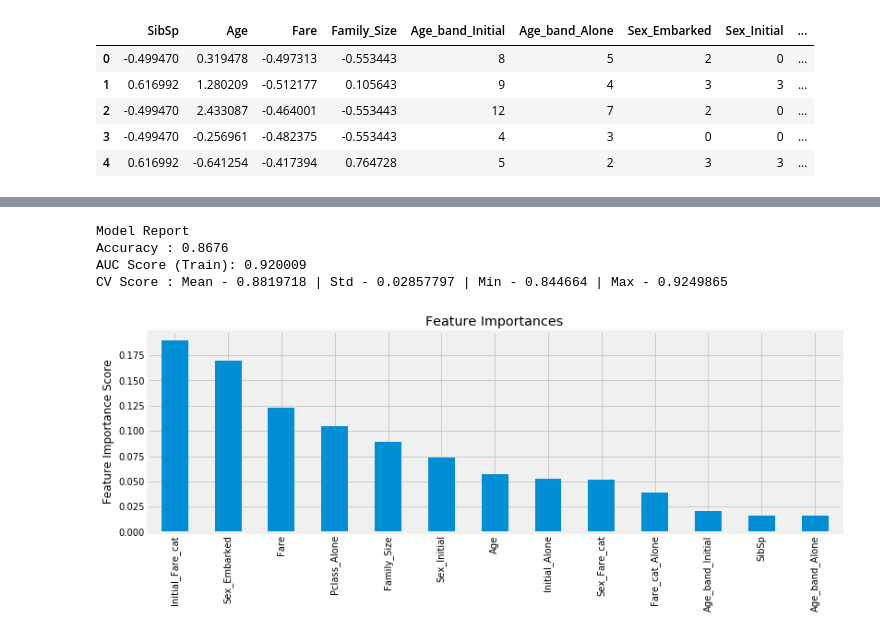
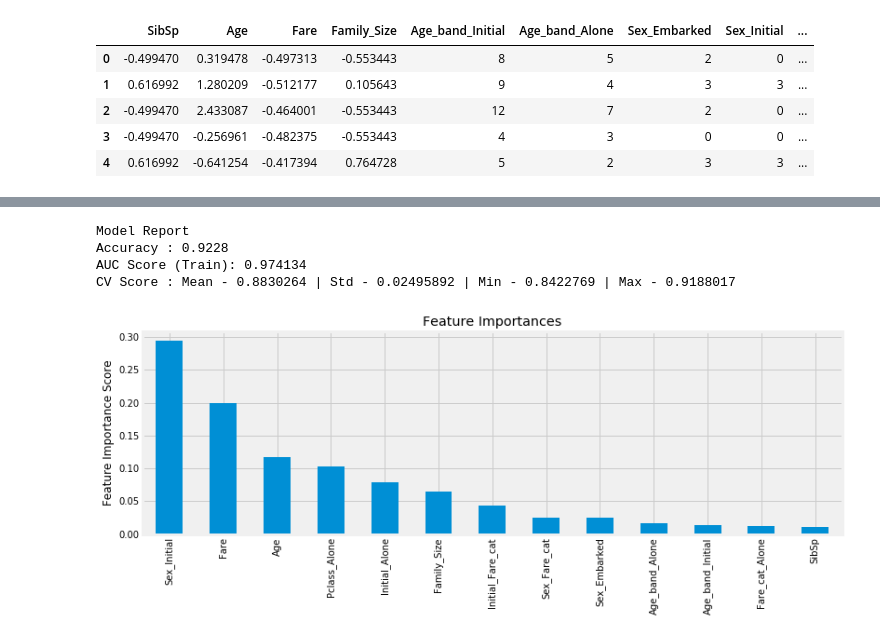
Before and after one commit to xuelicao/kaggleCompetition1, a Jupyter notebook: Titanic/prog/titanic_featureEngineering.ipynb, the cells around one changed output, grey strips where cells are left out. Drawn from its saved outputs; the diff is of its cells as text; code cells hidden in the pictures.

```diff
--- a/Titanic/prog/titanic_featureEngineering.ipynb
+++ b/Titanic/prog/titanic_featureEngineering.ipynb
@@ -1229,8 +1240,8 @@ gsearch2.cv_results_, gsearch2.best_params_, gsearch2.best_score_
 param_test2b = {
  'min_child_weight':[4,6,8,10,12]
 }
-gsearch2b = GridSearchCV(estimator = XGBClassifier( learning_rate=0.1, n_estimators=51, max_depth=4,
- min_child_weight=3, gamma=0, subsample=0.8, colsample_bytree=0.8,
+gsearch2b = GridSearchCV(estimator = XGBClassifier( learning_rate=0.1, n_estimators=43, max_depth=3,
+ min_child_weight=1, gamma=0, subsample=0.8, colsample_bytree=0.8,
  objective= 'binary:logistic', nthread=4, scale_pos_weight=1,seed=27),
  param_grid = param_test2b, scoring='roc_auc',n_jobs=4,iid=False, cv=5)
 gsearch2b.fit(train[predictors],train[target])
@@ -1538,16 +1549,16 @@ AUC Score (Train): 0.894915
 #model till now
 xgb4 = XGBClassifier(
  learning_rate =0.1,
- n_estimators=51,
- max_depth=4,
- min_child_weight=4,
- gamma=0,
+ n_estimators=43,
+ max_depth=3,
+ min_child_weight=1,
+ gamma=0.2,
  subsample=0.8,
- colsample_bytree=0.85,
+ colsample_bytree=0.8,
  objective= 'binary:logistic',
  nthread=4,
  scale_pos_weight=1,
-     reg_alpha=0.25,
+ reg_alpha=0.25,
  seed=27)
 modelfit(xgb4, train, predictors)
 # %% [output]
@@ -1873,19 +1884,20 @@ def modelfit(alg, dtrain, predictors,useTrainCV=True, cv_folds=5, early_stopping
 
 xgb4 = XGBClassifier(
  learning_rate =0.1,
- n_estimators=51,
- max_depth=4,
- min_child_weight=4,
- gamma=0,
- subsample=0.8,
- colsample_bytree=0.85,
+ n_estimators=200,# increase value works
+ max_depth=3, #lower value will prevent over-fitting
+ min_child_weight=1, # higher value prevents over-fitting
+ gamma=0.2,
+ subsample=0.8, #lower value prevents over-fitting
+ colsample_bytree=0.8,
  objective= 'binary:logistic',
  nthread=4,
  scale_pos_weight=1,
-     reg_alpha=0.25,
+ reg_alpha=0.25,
  seed=27)
 modelfit(xgb4, train, predictors)
 prediction_test_xgb=xgb4.predict(test_df_stand)
-np.savetxt("../data/prediction_xgb.csv", prediction_test_xgb, delimiter = ",")
+# prediction_test_xgb=xgb4.predict(test_X)
+# print('The accuracy of the XBG is',metrics.accuracy_score(prediction_test_xgb,test_Y))
 # %% [output]
     train-auc-mean  train-auc-std  test-auc-mean  test-auc-std
@@ -1910,38 +1928,48 @@ AUC Score (Train): 0.925068
 def modelfit(alg, dtrain, predictors, performCV=True, printFeatureImportance=True, cv_folds=5):
     #Fit the algorithm on the data
     alg.fit(dtrain[predictors], dtrain['Survived'])
 
     #Predict training set:
     dtrain_predictions = alg.predict(dtrain[predictors])
     dtrain_predprob = alg.predict_proba(dtrain[predictors])[:,1]
 
     #Perform cross-validation:
     if performCV:
         cv_score = cross_val_score(alg, dtrain[predictors], dtrain['Survived'], cv=cv_folds, scoring='roc_auc')
 
     #Print model report:
     print ("\nModel Report")
     print ("Accuracy : %.4g" % metrics.accuracy_score(dtrain['Survived'].values, dtrain_predictions))
     print ("AUC Score (Train): %f" % metrics.roc_auc_score(dtrain['Survived'], dtrain_predprob))
 
     if performCV:
         print ("CV Score : Mean - %.7g | Std - %.7g | Min - %.7g | Max - %.7g" % (np.mean(cv_score),np.std(cv_score),np.min(cv_score),np.max(cv_score)))
 
     #Print Feature Importance:
     if printFeatureImportance:
         feat_imp = pd.Series(alg.feature_importances_, predictors).sort_values(ascending=False)
         feat_imp.plot(kind='bar', title='Feature Importances')
         plt.ylabel('Feature Importance Score')
 
-gbm_tuned_1 = GradientBoostingClassifier(learning_rate=0.1, n_estimators=60,max_depth=3,min_samples_split=10, min_samples_leaf=2, subsample=0.8, random_state=10,max_features=3)
+gbm_tuned_1 = GradientBoostingClassifier(learning_rate=0.05, #Lower values are generally preferred -works fine when decreasing valude
+                                                        #as they make the model robust to the specific characteristics of tree and thus allowing it to generalize well.
+                                         n_estimators=200,
+                                         max_depth=4,#lower value prevents over-fitting
+                                         min_samples_split=10, #higher value prevents over-fitting, not working well
+                                         min_samples_leaf=8, #higher value prevents over-fitting, not working well
+                                         subsample=0.8,
+                                         random_state=10,
+                                         max_features=13) #Higher values can lead to over-fitting but depends on case to case
 modelfit(gbm_tuned_1, train, predictors)
 prediction_test_gbm=gbm_tuned_1.predict(test_df_stand)
+#prediction_test_gbm=gbm_tuned_1.predict(test_X)
+#print('The accuracy of the Random Forests is',metrics.accuracy_score(prediction_test_gbm,test_Y))
 # %% [output]
 Model Report
-Accuracy : 0.8676
-AUC Score (Train): 0.920009
-CV Score : Mean - 0.8819718 | Std - 0.02857797 | Min - 0.844664 | Max - 0.9249865
+Accuracy : 0.9228
+AUC Score (Train): 0.974134
+CV Score : Mean - 0.8830264 | Std - 0.02495892 | Min - 0.8422769 | Max - 0.9188017
-[figure, old version]
+[figure, new version]
 # %%
 np.savetxt("../data/prediction_gbm.csv", prediction_test_gbm, delimiter = ",")
 # %%
```
Also changed, not shown: parts of 39 cells of this notebook, 9 other files.
